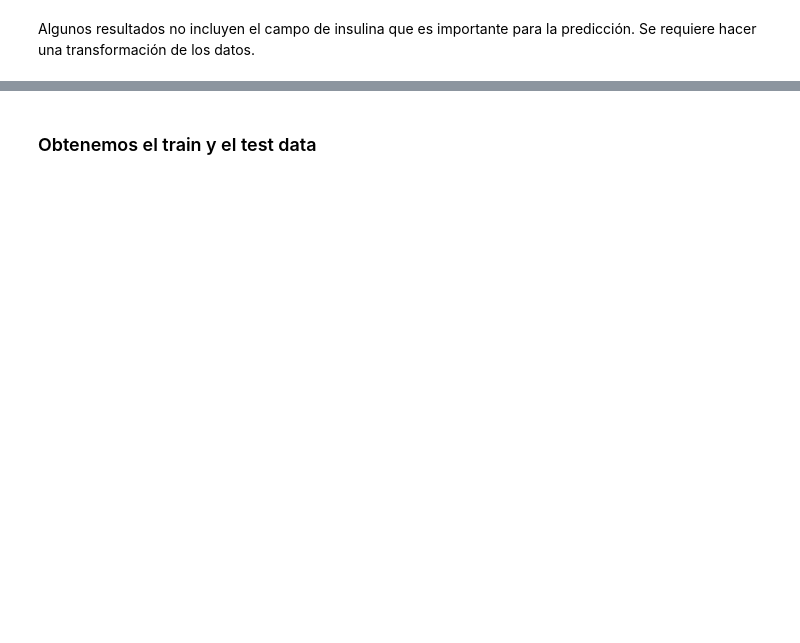
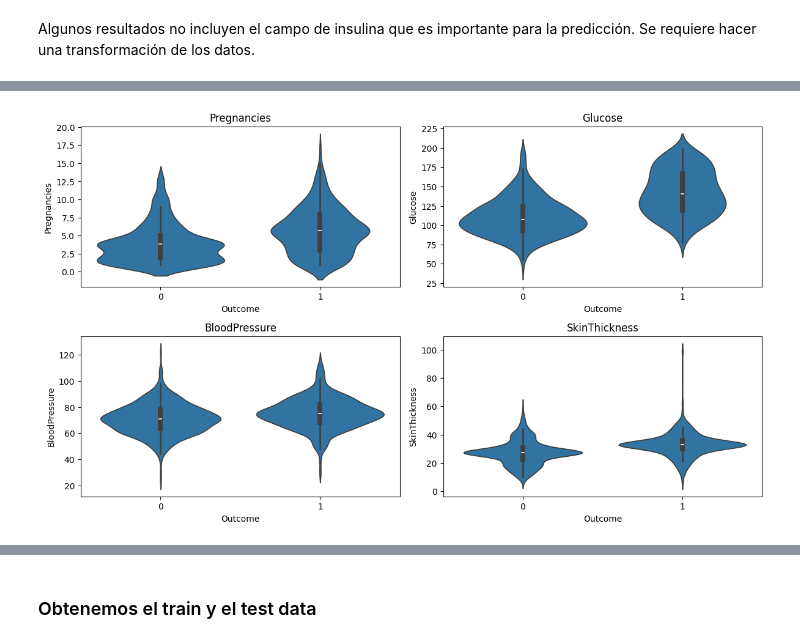
Before and after one commit to RolbinM/Proyecto-1-IA, a Jupyter notebook: diabetes.ipynb, the cells around one changed output, grey strips where cells are left out. Cells and saved outputs as stored; diff of their text form; code cells hidden in the pictures; blank space fills up the shorter version.

```diff
--- a/diabetes.ipynb
+++ b/diabetes.ipynb
@@ -54,0 +92,18 @@ df.describe()
+# %%
+import matplotlib.pyplot as plt
+import seaborn as sns
+
+# Assuming df is your DataFrame containing the data
+
+# Visualize the distribution of features 1-6
+plt.figure(figsize=(12, 10))
+
+for i, col in enumerate(df.columns[0:4]):
+    plt.subplot(3, 2, i+1)
+    sns.violinplot(x='Outcome', y=col, data=df)
+    plt.title(col)
+
+plt.tight_layout()
+plt.show()
+# %% [output]
+[figure, added]
```
Also changed, not shown: parts of 20 cells of this notebook.
